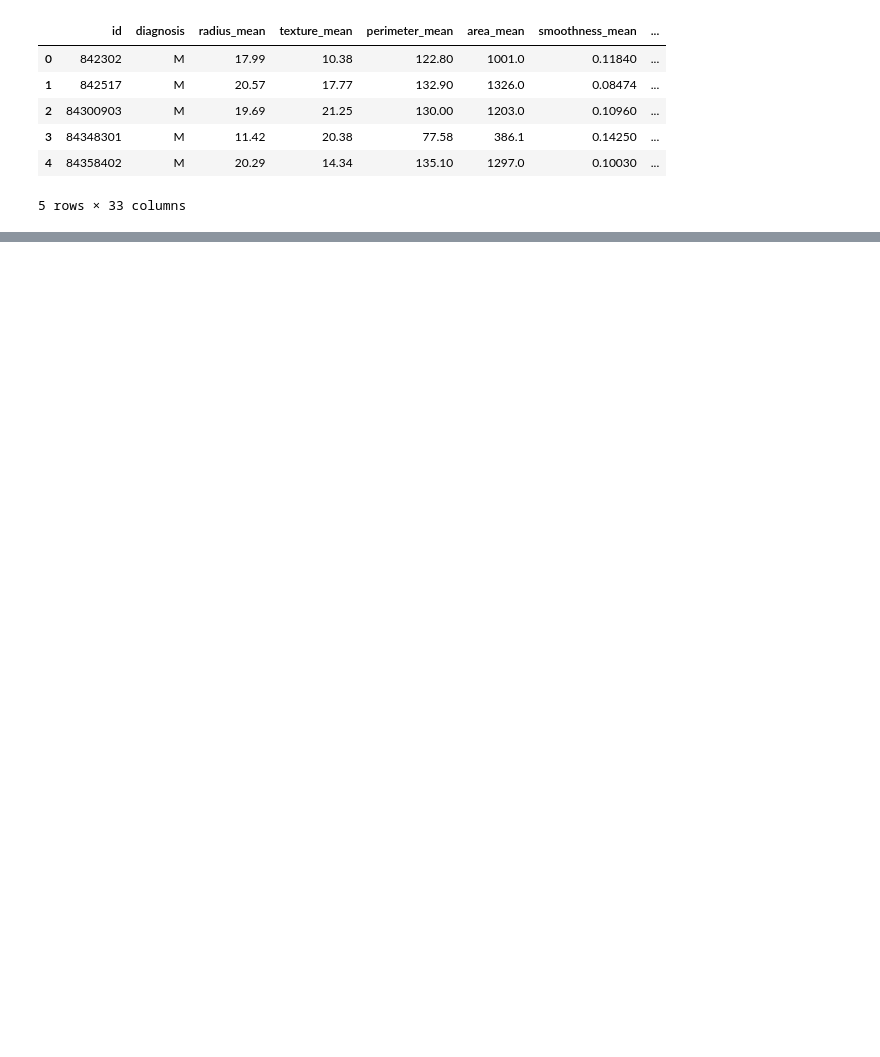
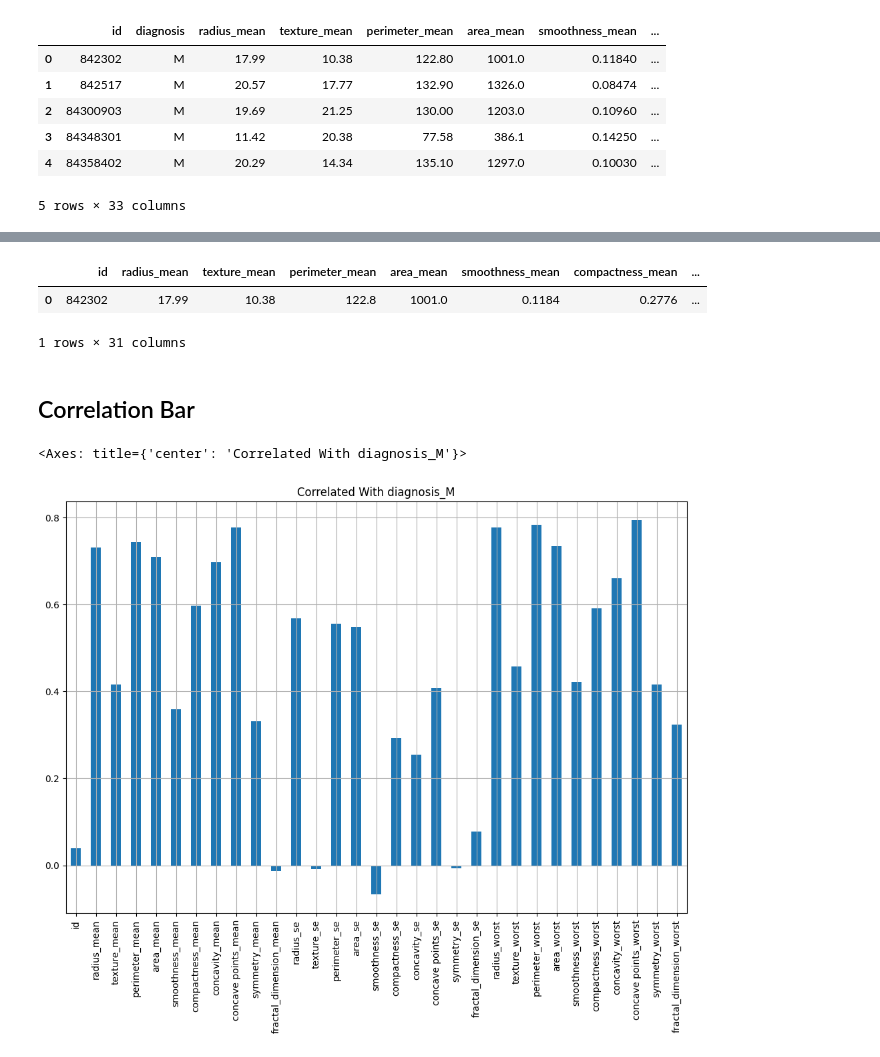
Before and after one commit to mohammadreza-mohammadi94/DataAnalysis-And-MachineLearning, a Jupyter notebook: 4. Public Health and Safety/Breast Cancer Wisconsin (Diagnostic) Data Set/Breast_Cancer.ipynb, the cells around one changed output, grey strips where cells are left out. Cells and saved outputs as stored; diff of their text form; code cells hidden in the pictures; blank space fills up the shorter version.

```diff
--- a/4. Public Health and Safety/Breast Cancer Wisconsin (Diagnostic) Data Set/Breast_Cancer.ipynb
+++ b/4. Public Health and Safety/Breast Cancer Wisconsin (Diagnostic) Data Set/Breast_Cancer.ipynb
@@ -48,0 +621,19 @@ df.head()
+# %%
+df_2 = df.drop(columns='diagnosis_M', axis=1)
+df_2.head(1)
+# %% [output]
+|  | id | radius_mean | texture_mean | perimeter_mean | area_mean | smoothness_mean | compactness_mean | ... |
+| 0 | 842302 | 17.99 | 10.38 | 122.8 | 1001.0 | 0.1184 | 0.2776 | ... |
+1 rows × 31 columns
+# %% [markdown]
+## Correlation Bar
+# %%
+df_2.corrwith(df['diagnosis_M']).plot.bar(
+    figsize=(12, 8),
+    title='Correlated With diagnosis_M',
+    rot=90,
+    grid=True
+)
+# %% [output]
+<Axes: title={'center': 'Correlated With diagnosis_M'}>
+[figure, added]
```
Also changed, not shown: parts of 70 cells of this notebook.
